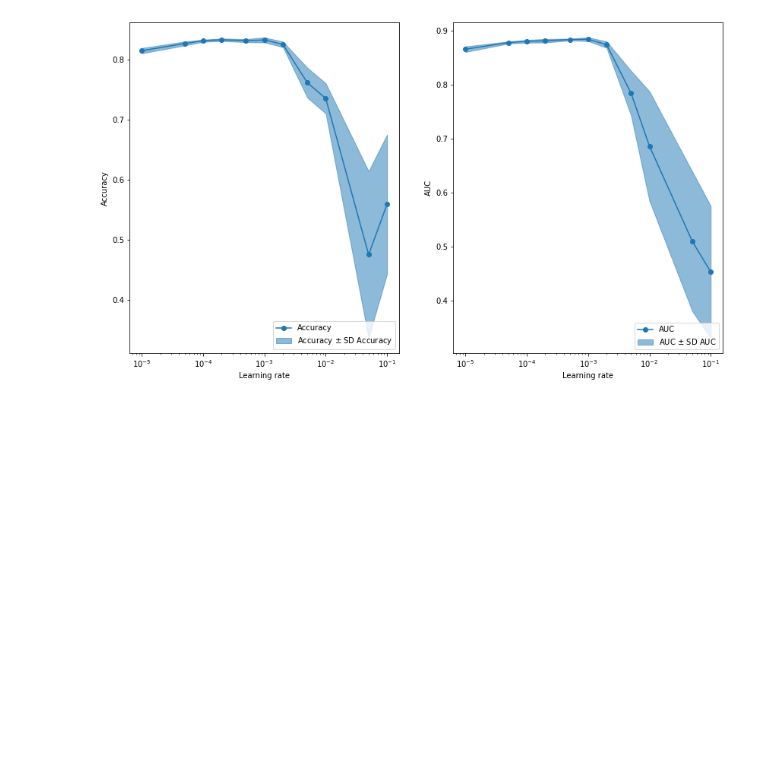
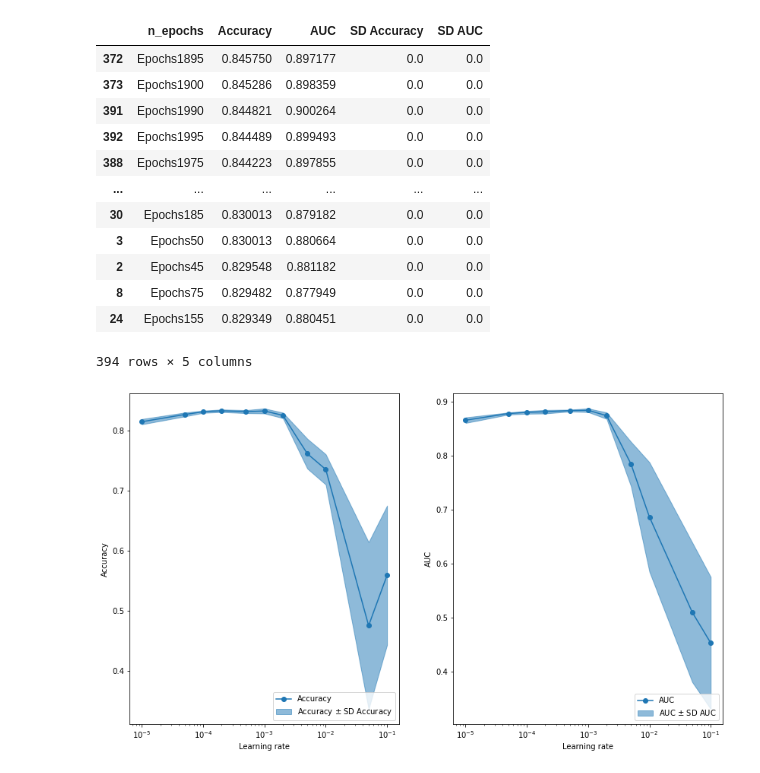
Before and after one commit to ArneRustad/Master-thesis-cf, a Jupyter notebook: scripts/tabGAN_hyperparam_tuning.ipynb, the cells around one changed output. Drawn from its saved outputs; the diff is of its cells as text; code cells hidden in the pictures; blank space fills up the shorter version.

```diff
--- a/scripts/tabGAN_hyperparam_tuning.ipynb
+++ b/scripts/tabGAN_hyperparam_tuning.ipynb
@@ -78,3 +84,19 @@ TypeError: evaluate_n_epochs_through_prediction() got an unexpected keyword argu
+# %%
+result_n_epochs.sort_values("Accuracy", ascending=False)
+# %% [output]
+|  | n_epochs | Accuracy | AUC | SD Accuracy | SD AUC |
+| 372 | Epochs1895 | 0.845750 | 0.897177 | 0.0 | 0.0 |
+| 373 | Epochs1900 | 0.845286 | 0.898359 | 0.0 | 0.0 |
+| 391 | Epochs1990 | 0.844821 | 0.900264 | 0.0 | 0.0 |
+| 392 | Epochs1995 | 0.844489 | 0.899493 | 0.0 | 0.0 |
+| 388 | Epochs1975 | 0.844223 | 0.897855 | 0.0 | 0.0 |
+| ... | ... | ... | ... | ... | ... |
+| 30 | Epochs185 | 0.830013 | 0.879182 | 0.0 | 0.0 |
+| 3 | Epochs50 | 0.830013 | 0.880664 | 0.0 | 0.0 |
+| 2 | Epochs45 | 0.829548 | 0.881182 | 0.0 | 0.0 |
+| 8 | Epochs75 | 0.829482 | 0.877949 | 0.0 | 0.0 |
+| 24 | Epochs155 | 0.829349 | 0.880451 | 0.0 | 0.0 |
+394 rows × 5 columns
 # %%
 lr_vec = [1e-1, 5e-2, 1e-2, 5e-3, 2e-3, 1e-3, 5e-4, 2e-4, 1e-4, 5e-5, 1e-5]
 n_synthetic_datasets_lr_comparison = 25
```
Also changed, not shown: parts of 6 cells of this notebook, 5 other files.
